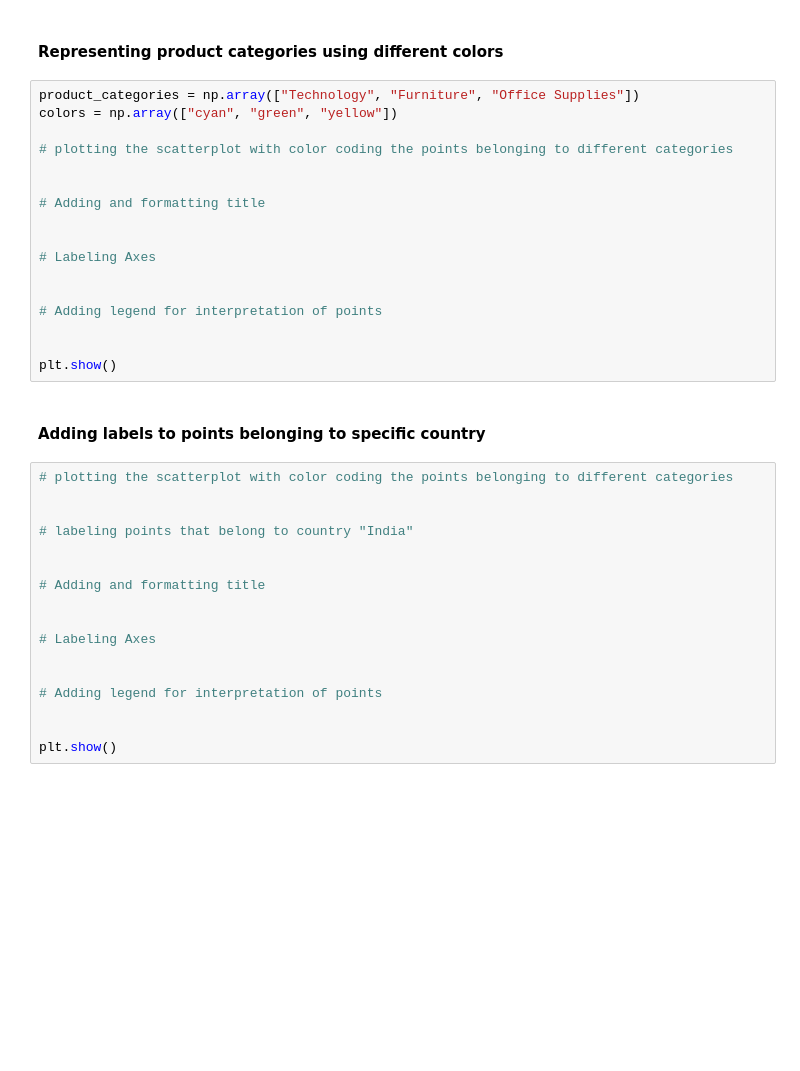
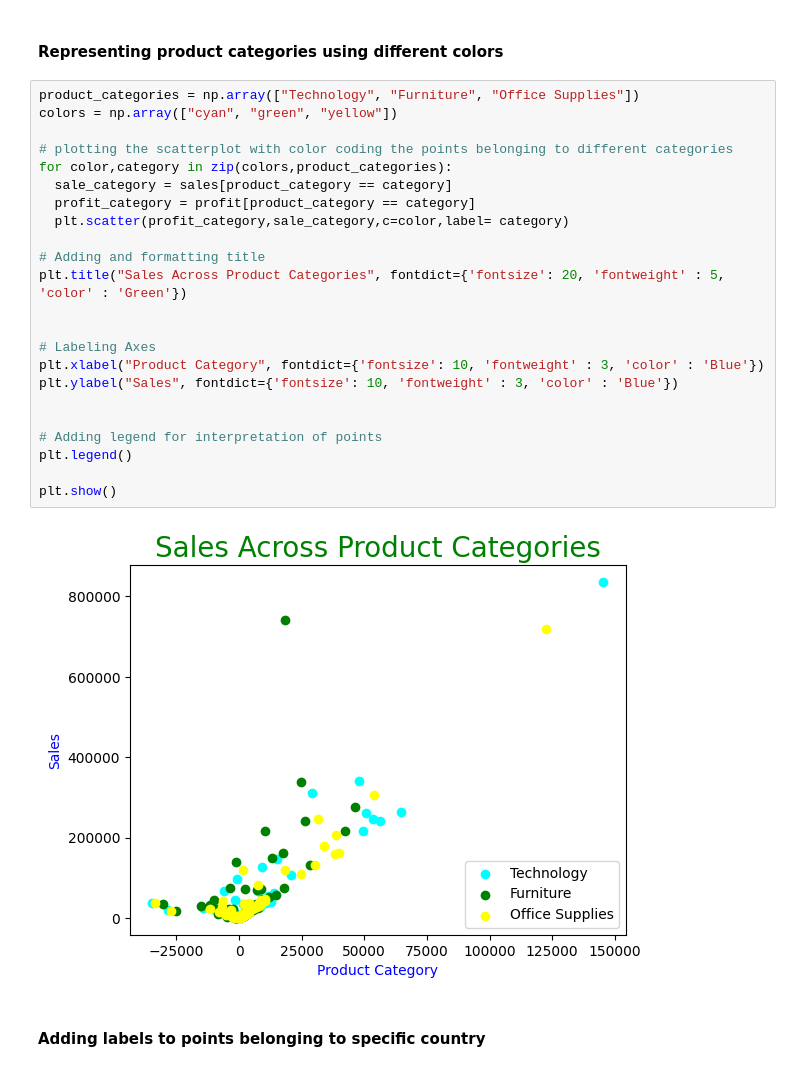
Before and after one commit to Anik-Adnan/Python-Libraries-NumPy-Matplotlib-and-Pandas, a Jupyter notebook: 02_Scatterplot.ipynb, the cells around one changed output. Drawn from its saved outputs; the diff is of its cells as text; blank space fills up the shorter version.

```diff
--- a/02_Scatterplot.ipynb
+++ b/02_Scatterplot.ipynb
@@ -141,36 +153,27 @@ plt.show()
 # %%
 product_categories = np.array(["Technology", "Furniture", "Office Supplies"])
 colors = np.array(["cyan", "green", "yellow"])
 
 # plotting the scatterplot with color coding the points belonging to different categories
-
+for color,category in zip(colors,product_categories):
+  sale_category = sales[product_category == category]
+  profit_category = profit[product_category == category]
+  plt.scatter(profit_category,sale_category,c=color,label= category)
 
 # Adding and formatting title
+plt.title("Sales Across Product Categories", fontdict={'fontsize': 20, 'fontweight' : 5, 'color' : 'Green'})
 
 
 # Labeling Axes
+plt.xlabel("Product Category", fontdict={'fontsize': 10, 'fontweight' : 3, 'color' : 'Blue'})
+plt.ylabel("Sales", fontdict={'fontsize': 10, 'fontweight' : 3, 'color' : 'Blue'})
 
 
 # Adding legend for interpretation of points
-
+plt.legend()
 
 plt.show()
+# %% [output]
+[figure, added]
 # %% [markdown]
 #### Adding labels to points belonging to specific country
-# %%
-# plotting the scatterplot with color coding the points belonging to different categories
-
-
-# labeling points that belong to country "India"
-
-
-# Adding and formatting title
-
-
-# Labeling Axes
-
-
-# Adding legend for interpretation of points
-
-
-plt.show()
```
Also changed, not shown: parts of 10 cells of this notebook.
